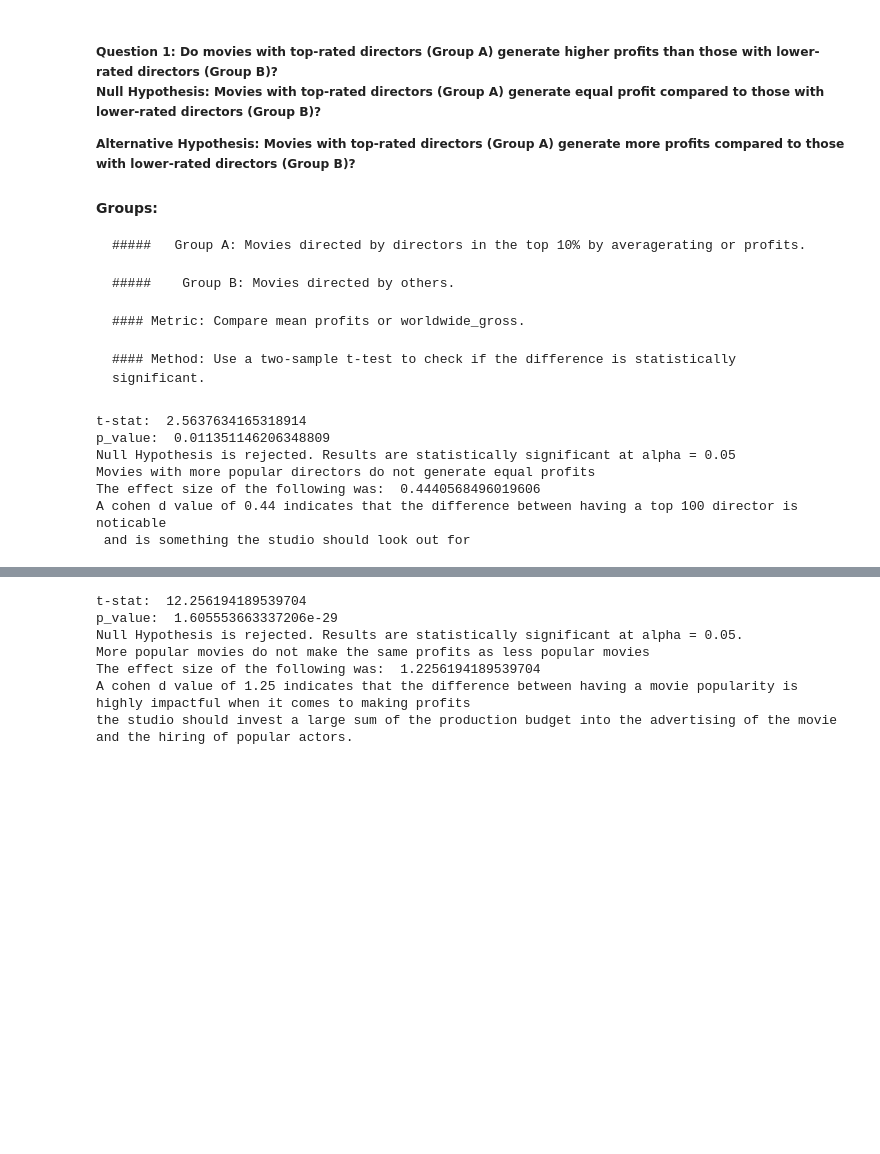
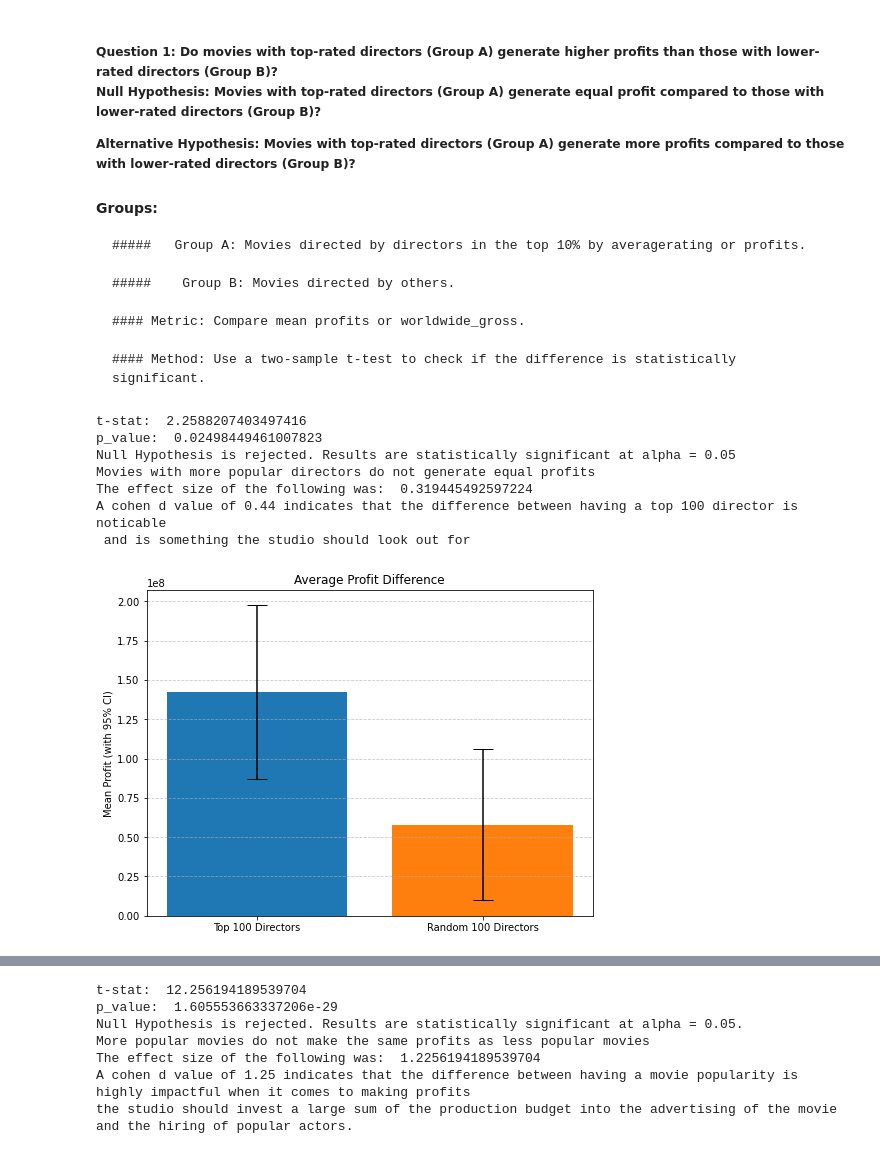
Before and after one commit to FrancisNdirangu/Phase-2-Project, a Jupyter notebook: movies_notebook_2 brian visuals.ipynb, the cells around one changed output, grey strips where cells are left out. Drawn from its saved outputs; the diff is of its cells as text; code cells hidden in the pictures; blank space fills up the shorter version.

Commit message:
adding visualizations for hypothesis test 1 with group in meeting

```diff
--- a/movies_notebook_2 brian visuals.ipynb
+++ b/movies_notebook_2 brian visuals.ipynb
@@ -875,12 +875,12 @@ Alternative Hypothesis: Movies with top-rated directors (Group A) generate more
     #### Method: Use a two-sample t-test to check if the difference is statistically significant.
 # %%
 
-directors_top_10 = all_combined[all_combined['category'] == 'director'].groupby('primary_name').mean().sort_values('averagerating',ascending=False)
-top_100_directors_average_rating_profits = directors_top_10['profits'].head(100)
+directors_top_100 = all_combined[all_combined['category'] == 'director'].groupby('primary_name').mean().sort_values('averagerating',ascending=False)
+top_100_directors_average_rating_profits = directors_top_100['profits'].head(100)
 # mean_profits_top_50_directors = top_50_directors_average_rating_profits.mean()
 
-not_top_100_directors_average_rating_profits = directors_top_10.tail(834)
-random_sample_100_not_top_100 = not_top_100_directors_average_rating_profits['profits'].sample(n=50,random_state=6)
+not_top_100_directors_average_rating_profits = directors_top_100.tail(834)
+random_sample_100_not_top_100 = not_top_100_directors_average_rating_profits['profits'].sample(n=100,random_state=6)
 
 
 alpha = 0.05
@@ -898,10 +898,25 @@ effect_size = cohen_d(top_100_directors_average_rating_profits,random_sample_100
 print('The effect size of the following was: ',effect_size)
 print('A cohen d value of 0.44 indicates that the difference between having a top 100 director is noticable \n and is something the studio should look out for')
 # %% [output]
-t-stat:  2.5637634165318914
-p_value:  0.011351146206348809
+t-stat:  2.2588207403497416
+p_value:  0.02498449461007823
 Null Hypothesis is rejected. Results are statistically significant at alpha = 0.05
 Movies with more popular directors do not generate equal profits
-The effect size of the following was:  0.4440568496019606
+The effect size of the following was:  0.319445492597224
 A cohen d value of 0.44 indicates that the difference between having a top 100 director is noticable
  and is something the studio should look out for
+# %%
+means = [top_100_directors_average_rating_profits.mean(),
+         random_sample_100_not_top_100.mean()]
+errors = [top_100_directors_average_rating_profits.sem() * 1.96,  # 95% CI
+          random_sample_100_not_top_100.sem() * 1.96]
+
+plt.figure(figsize=(8, 6))
+plt.bar(['Top 100 Directors', 'Random 100 Directors'], means,
+        yerr=errors, capsize=10, color=['#1f77b4', '#ff7f0e'])
+plt.ylabel('Mean Profit (with 95% CI)')
+plt.title('Average Profit Difference')
+plt.grid(axis='y', linestyle='--', alpha=0.7)
+plt.show()
+# %% [output]
+[figure, added]
```
Also changed, not shown: parts of 2 cells of this notebook.
